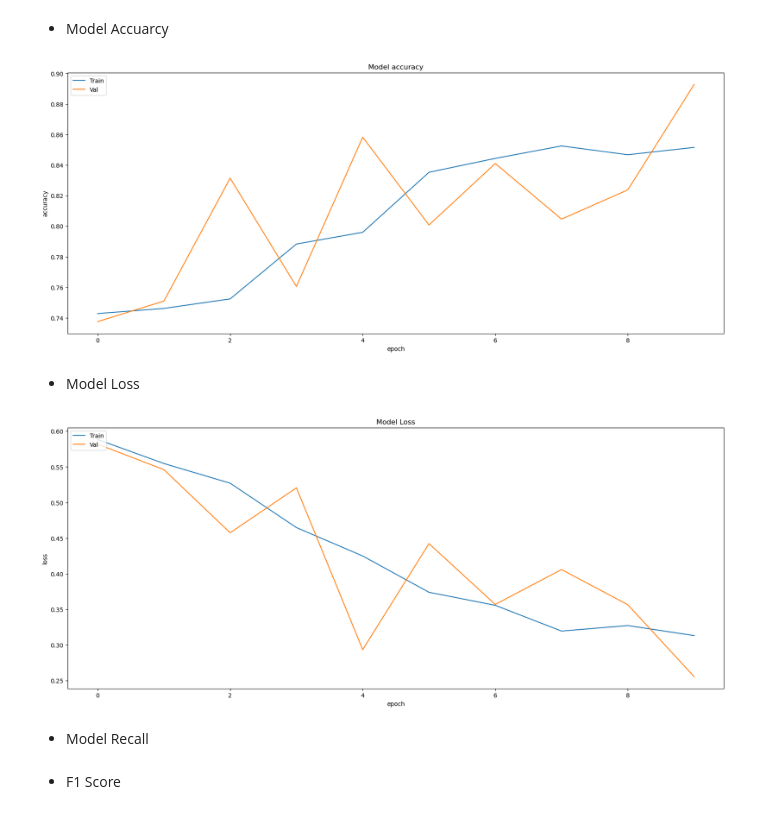
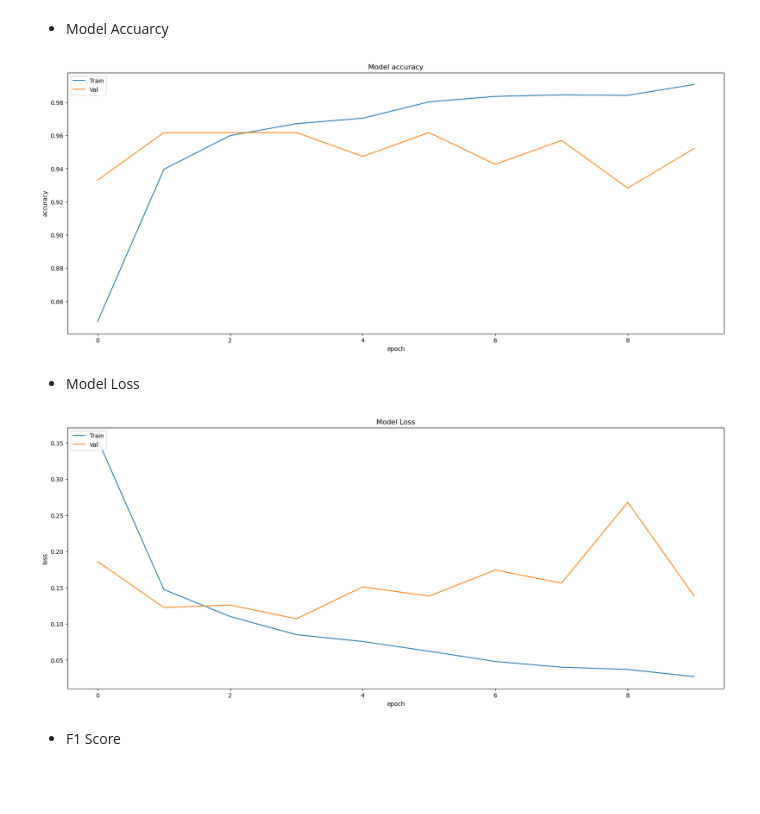
Before and after one commit to BrianKip035/-Image-Classification-with-Deep-Learning, a Jupyter notebook: notebook.ipynb, the cells around one changed output. Saved outputs shown, nothing was run; the diff lists cells and outputs as text; code cells hidden in the pictures; blank space fills up the shorter version.

```diff
--- a/notebook.ipynb
+++ b/notebook.ipynb
@@ -379,3 +403,4 @@ Model_1.add(Dense(1, activation = "sigmoid"))
 # %%
 # Compile
-model_1.compile(loss='binary_crossentropy', optimizer=Adam(lr=0.0001), metrics=['accuracy', tf.metrics.Recall()])
+Model_1.compile(loss='binary_crossentropy', optimizer=Adam(lr=0.0001),
+                metrics=['accuracy', f1_score, tf.metrics.Recall()])
@@ -407,5 +407,5 @@ _________________________________________________________________
 # %%
 # Train the model using the training data
-model_hist_1 = model_1.fit(train_generator_half, epochs=10, validation_data=val_generator_half)
+model_hist_1 = Model_1.fit(train_generator, epochs=30, validation_data=val_generator)
 # %% [output]
 Epoch 1/10
@@ -515,0 +511,4 @@ print('Test accuracy:', test_acc)
+# %%
+# Fine tune model_1
+earlystop = EarlyStopping(monitor='val_loss', patience=3, verbose=1, mode='auto')
+Model_1.fit(train_generator, validation_data=val_generator, epochs=10, callbacks=[earlystop])
@@ -515,0 +570,26 @@ print('Test accuracy:', test_acc)
+# %%
+# Define data generators for training and validation sets
+train_datagen = ImageDataGenerator(rescale=1./255, validation_split=0.2)
+val_datagen = ImageDataGenerator(rescale=1./255, validation_split=0.2)
+
+train_generator = train_datagen.flow_from_directory(
+        train_path,
+        target_size=(150, 150),
+        batch_size=32,
+        class_mode='binary',
+        subset='training')
+
+val_generator = val_datagen.flow_from_directory(
+        val_path,
+        target_size=(150, 150),
+        batch_size=32,
+        class_mode='binary',
+        subset='validation')
+
+# Compile both models with the same optimizer, loss function, and metrics
+Model_1.compile(optimizer='adam', loss='binary_crossentropy', metrics=['accuracy', Recall(), F1Score()])
+tuned_model_2.compile(optimizer='adam', loss='binary_crossentropy', metrics=['accuracy', Recall(), F1Score()])
+
+# Train both models
+history_a = Model_1.fit(train_generator, epochs=10, validation_data=val_generator)
+history_b = tuned_model_2.fit(train_generator, epochs=10, validation_data=val_generator)
@@ -614,28 +758,26 @@ plt.show()
 # %%
 # Plot the training and validation accuracy
 plt.figure(figsize=(20,8))
-plt.plot(model_hist_1.history['accuracy'])
-plt.plot(model_hist_1.history['val_accuracy'])
+plt.plot(history_a.history['accuracy'])
+plt.plot(history_a.history['val_accuracy'])
 plt.title('Model accuracy')
 plt.ylabel('accuracy')
 plt.xlabel('epoch')
 plt.legend(['Train', 'Val'], loc='upper left')
 plt.show()
 # %% [output]
-[figure, old version]
+[figure, new version]
 # %% [markdown]
 * Model Loss
 # %%
 # Plot the training and validation loss
 plt.figure(figsize=(20,8))
-plt.plot(model_hist_1.history['loss'])
-plt.plot(model_hist_1.history['val_loss'])
+plt.plot(history_a.history['loss'])
+plt.plot(history_a.history['val_loss'])
 plt.title('Model Loss')
 plt.ylabel('loss')
 plt.xlabel('epoch')
 plt.legend(['Train', 'Val'], loc='upper left')
 plt.show()
 # %% [output]
-[figure, old version]
+[figure, new version]
-# %% [markdown]
-* Model Recall
```
Also changed, not shown: parts of 72 cells of this notebook, 2 other files.
